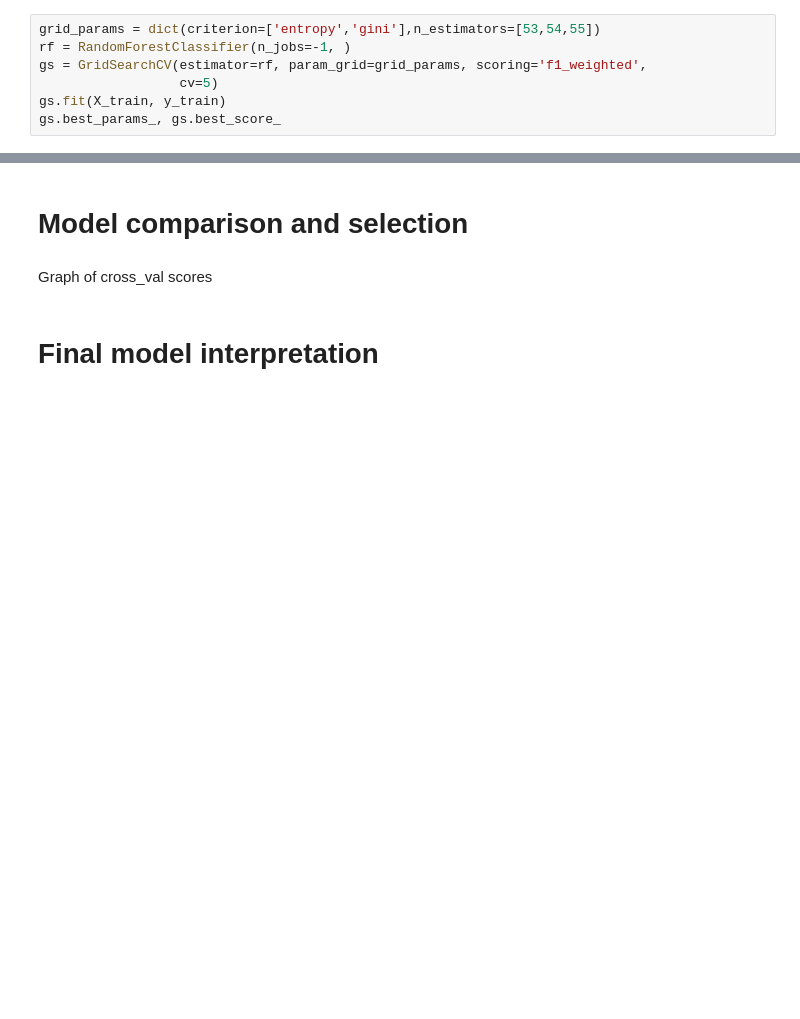
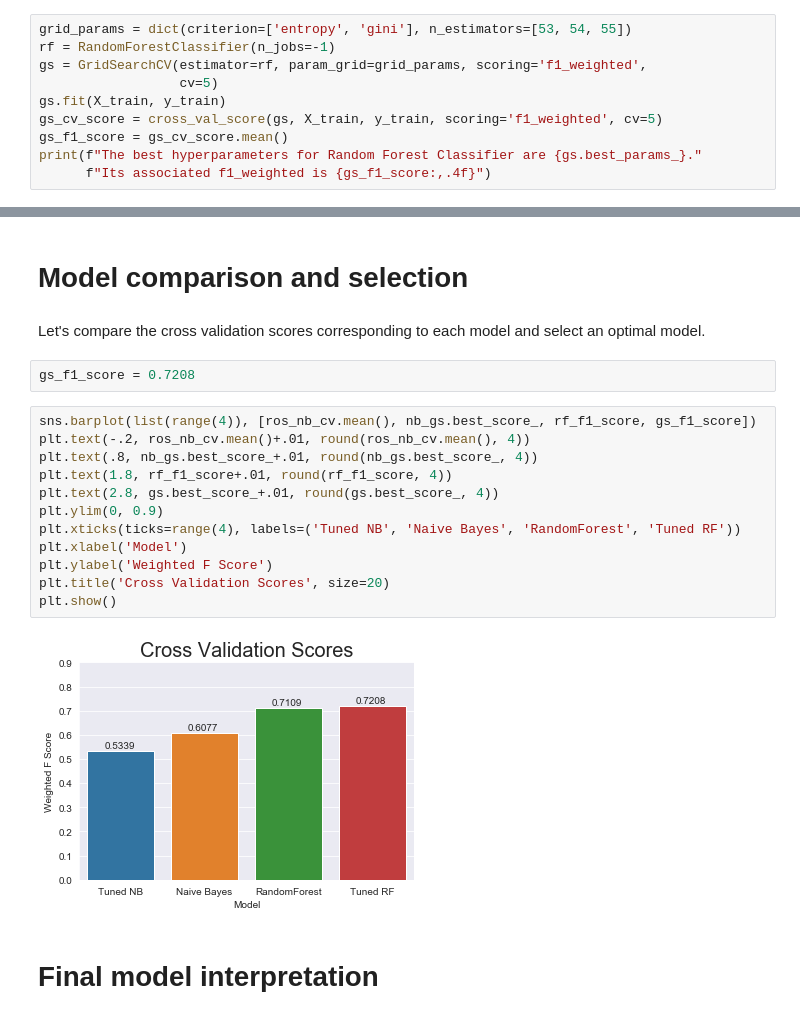
Before and after one commit to yihanw91/sf-crime, a Jupyter notebook: crime.ipynb, the cells around one changed output, grey strips where cells are left out. Drawn from its saved outputs; the diff is of its cells as text; blank space fills up the shorter version.

Commit message:
RF text + viz

```diff
--- a/crime.ipynb
+++ b/crime.ipynb
@@ -486,16 +496,35 @@ We noticed that Random Forest performs better using Lat/Long features. In fact,
 # %%
-grid_params = dict(criterion=['entropy','gini'],n_estimators=[53,54,55])
-rf = RandomForestClassifier(n_jobs=-1, )
+grid_params = dict(criterion=['entropy', 'gini'], n_estimators=[53, 54, 55])
+rf = RandomForestClassifier(n_jobs=-1)
 gs = GridSearchCV(estimator=rf, param_grid=grid_params, scoring='f1_weighted',
                   cv=5)
 gs.fit(X_train, y_train)
-gs.best_params_, gs.best_score_
+gs_cv_score = cross_val_score(gs, X_train, y_train, scoring='f1_weighted', cv=5)
+gs_f1_score = gs_cv_score.mean()
+print(f"The best hyperparameters for Random Forest Classifier are {gs.best_params_}."
+      f"Its associated f1_weighted is {gs_f1_score:,.4f}")
 # %% [output]
 KeyboardInterrupt:
 # %% [markdown]
 # Model comparison and selection
-# %% [markdown]
-Graph of cross_val scores
+# %% [markdown]
+Let's compare the cross validation scores corresponding to each model and select an optimal model.
+# %%
+gs_f1_score = 0.7208
+# %%
+sns.barplot(list(range(4)), [ros_nb_cv.mean(), nb_gs.best_score_, rf_f1_score, gs_f1_score])
+plt.text(-.2, ros_nb_cv.mean()+.01, round(ros_nb_cv.mean(), 4))
+plt.text(.8, nb_gs.best_score_+.01, round(nb_gs.best_score_, 4))
+plt.text(1.8, rf_f1_score+.01, round(rf_f1_score, 4))
+plt.text(2.8, gs.best_score_+.01, round(gs.best_score_, 4))
+plt.ylim(0, 0.9)
+plt.xticks(ticks=range(4), labels=('Tuned NB', 'Naive Bayes', 'RandomForest', 'Tuned RF'))
+plt.xlabel('Model')
+plt.ylabel('Weighted F Score')
+plt.title('Cross Validation Scores', size=20)
+plt.show()
+# %% [output]
+[figure, added]
 # %% [markdown]
 # Final model interpretation
 # %% [markdown]
```
Also changed, not shown: parts of 33 cells of this notebook.
